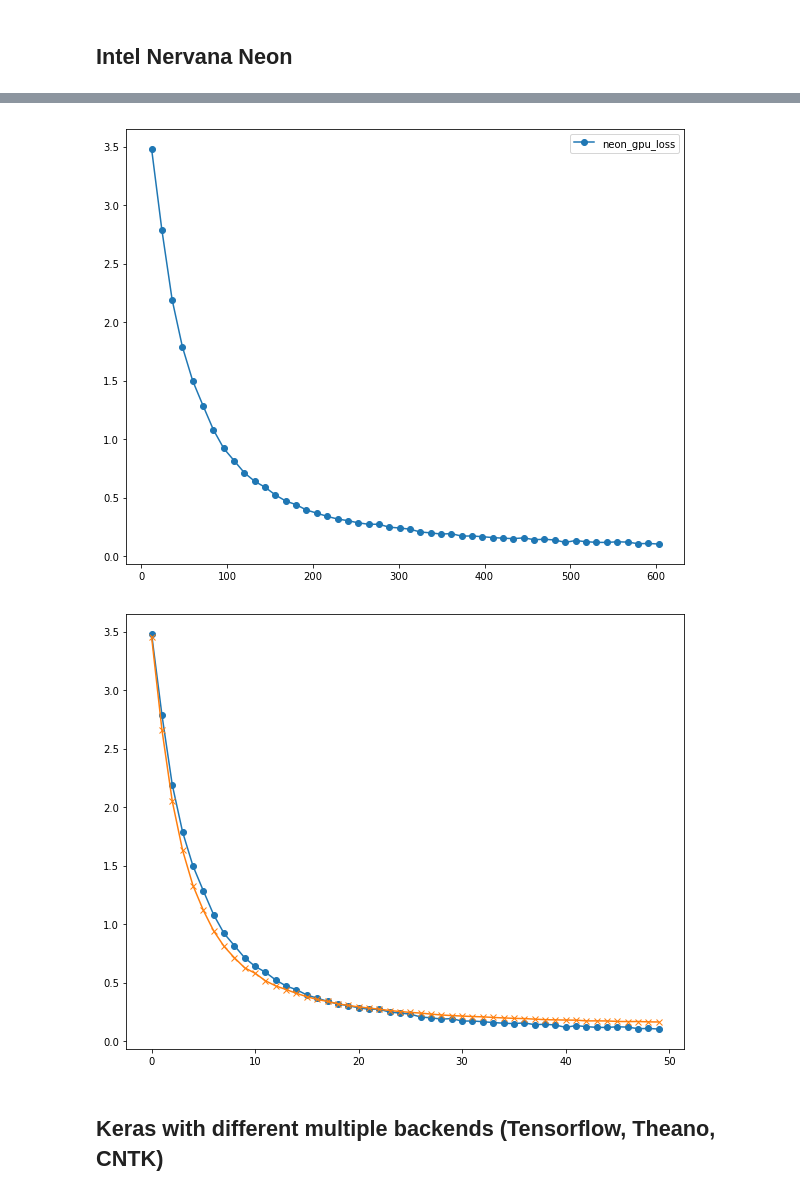
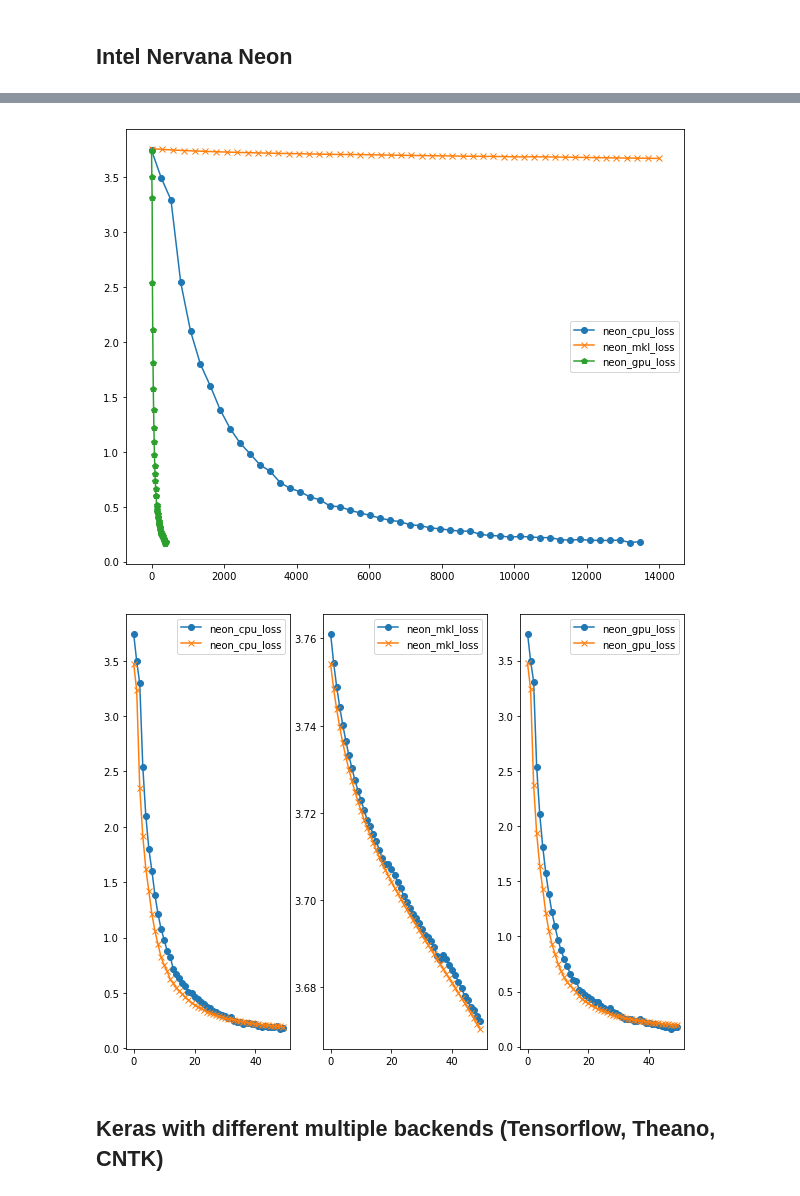
Before and after one commit to moderato/DLFrmwkCmp, a Jupyter notebook: framework_comparison.ipynb, the cells around one changed output, grey strips where cells are left out. Drawn from its saved outputs; the diff is of its cells as text; code cells hidden in the pictures.

```diff
--- a/framework_comparison.ipynb
+++ b/framework_comparison.ipynb
@@ -135,7 +136,8 @@ class SelfCallback(LossCallback):
 
         # Save training time per batch
         points = callback_data['config'].attrs['total_minibatches']
-        callback_data.create_dataset("time/train_batch", (points,))
+        tb = callback_data.create_dataset("time/train_batch", (points,))
+        tb.attrs['time_markers'] = 'minibatch'
 
     def on_minibatch_begin(self, callback_data, model, epoch, minibatch):
         self.train_batch_time = default_timer()
@@ -364,48 +279,57 @@ for b in neon_backends:
 # %%
 # Draw figures
 import h5py
 import pandas as pd
 import matplotlib
 import matplotlib.pyplot as plt
 from neon.visualizations.data import h5_cost_data
 %matplotlib inline
 matplotlib.rcParams['figure.figsize'] = (10,8)
 
 train_cost_batch = pd.DataFrame()
 valid_cost_epoch = pd.DataFrame()
 train_epoch_mark = dict()
+# neon_backends = ["mkl", "cpu", "gpu"]
 
-neon_backends = ["gpu"]
-for b in neon_backends:
+fig1 = plt.figure()
+ax1 = fig1.add_subplot(1,1,1)
+fig2, ax2 = plt.subplots(1, len(neon_backends))
+markers = ['o', 'x', 'p']
+
+for i in range(len(neon_backends)):
+    b = neon_backends[i]
+
     f = h5py.File(root+"/callback_data_{}.h5".format(b), "r")
     keys = list(f['.'].keys())
 
     train_cost_batch['neon_{}_loss'.format(b)] = pd.Series(f['.']['cost']['train'][()])
     train_cost_batch['neon_{}_t'.format(b)] = pd.Series(f['.']['time']['train_batch'][()]).cumsum()
 
     valid_cost_epoch['neon_{}_loss'.format(b)] = pd.Series(f['.']['cost']['loss'][()])
     valid_cost_epoch['neon_{}_t'.format(b)] = pd.Series(f['.']['time']['loss'][()])
 
-    train_epoch_mark['neon_{}_mark'.format(b)] = (f['.']['time_markers']['minibatch'][()]-1).astype(int).tolist()
+    tmp = (f['.']['time_markers']['minibatch'][()]-1).astype(int).tolist()
+    tmp.pop()
+    tmp = [0] + tmp
+    train_epoch_mark['neon_{}_mark'.format(b)] = tmp
+
+    ax1.plot(train_cost_batch['neon_{}_t'.format(b)].iloc[train_epoch_mark['neon_{}_mark'.format(b)]], \
+             train_cost_batch['neon_{}_loss'.format(b)].iloc[train_epoch_mark['neon_{}_mark'.format(b)]], marker=markers[i])
+
+    ax2[i].plot(range(len(train_epoch_mark['neon_{}_mark'.format(b)])), \
+             train_cost_batch['neon_{}_loss'.format(b)].iloc[train_epoch_mark['neon_{}_mark'.format(b)]], marker=markers[0])
+    ax2[i].plot(range(len(train_epoch_mark['neon_{}_mark'.format(b)])), valid_cost_epoch['neon_{}_loss'.format(b)], marker=markers[1])
+    ax2[i].legend(loc='best')
 
     f.close()
 
-fig = plt.figure()
-plt.plot(train_cost_batch['neon_gpu_t'].iloc[train_epoch_mark['neon_{}_mark'.format(b)]], \
-         train_cost_batch['neon_gpu_loss'].iloc[train_epoch_mark['neon_{}_mark'.format(b)]], marker='o')
-plt.legend(loc='best')
+ax1.legend(loc='best')
 plt.show()
-fig.savefig(root+"/pics/"+"neon_gpu_train_loss_time.png", dpi=fig.dpi)
-
-fig = plt.figure()
-plt.plot(range(len(train_epoch_mark['neon_gpu_mark'])), \
-         train_cost_batch['neon_gpu_loss'].iloc[train_epoch_mark['neon_{}_mark'.format(b)]], marker='o')
-plt.plot(range(len(train_epoch_mark['neon_gpu_mark'])), valid_cost_epoch['neon_gpu_loss'], marker='x')
-plt.show()
-fig.savefig(root+"/pics/"+"neon_gpu_train_loss_epoch.png", dpi=fig.dpi)
+fig1.savefig(root+"/pics/neon_train_loss_time.png", dpi=fig1.dpi)
+fig2.savefig(root+"/pics/neon_train_loss_epoch.png", dpi=fig2.dpi)
 # %% [output]
-[figure, old version]
+[figure, new version]
-[figure, old version]
+[figure, new version]
 # %% [markdown]
 ## Keras with different multiple backends (Tensorflow, Theano, CNTK)
 # %%
```
Also changed, not shown: parts of 8 cells of this notebook.
